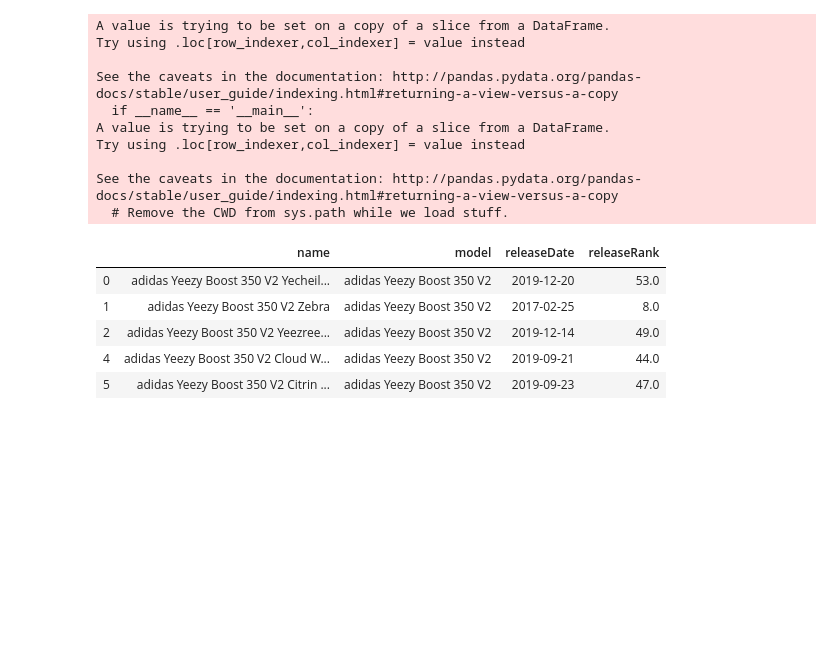
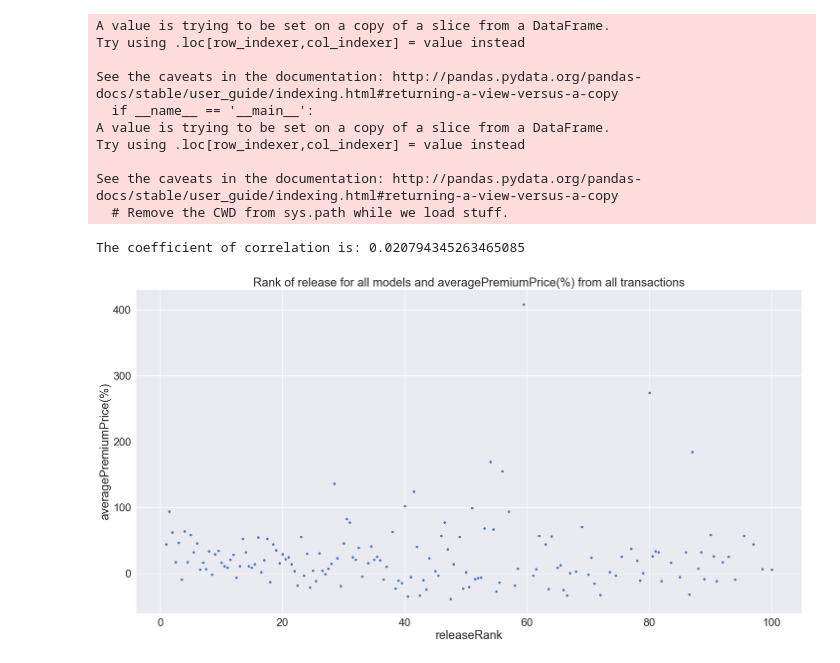
Before and after one commit to jan-zajac/Sneakers, a Jupyter notebook: DataInsight.ipynb, the cells around one changed output. Drawn from its saved outputs; the diff is of its cells as text; code cells hidden in the pictures; blank space fills up the shorter version.

```diff
--- a/DataInsight.ipynb
+++ b/DataInsight.ipynb
@@ -675,19 +687,26 @@ Try using .loc[row_indexer,col_indexer] = value instead
 
 See the caveats in the documentation: http://pandas.pydata.org/pandas-docs/stable/user_guide/indexing.html#returning-a-view-versus-a-copy
   # Remove the CWD from sys.path while we load stuff.
-# %%
-cols_to_view = [
-    'name',
-    'model',
-    'releaseDate',
-    'releaseRank'
-]
-
-ranked_models_df[cols_to_view].head()
-# %% [output]
-|  | name | model | releaseDate | releaseRank |
-| 0 | adidas Yeezy Boost 350 V2 Yecheil... | adidas Yeezy Boost 350 V2 | 2019-12-20 | 53.0 |
-| 1 | adidas Yeezy Boost 350 V2 Zebra | adidas Yeezy Boost 350 V2 | 2017-02-25 | 8.0 |
-| 2 | adidas Yeezy Boost 350 V2 Yeezree... | adidas Yeezy Boost 350 V2 | 2019-12-14 | 49.0 |
-| 4 | adidas Yeezy Boost 350 V2 Cloud W... | adidas Yeezy Boost 350 V2 | 2019-09-21 | 44.0 |
-| 5 | adidas Yeezy Boost 350 V2 Citrin ... | adidas Yeezy Boost 350 V2 | 2019-09-23 | 47.0 |
+# %%
+#  Scatter plot to observe whether the order of the models has an affect on the value of the shoe (are later models worth less?)
+var_for_profit = "averagePremiumPrice(%)" # choose from "averagePremiumPrice(%)", "medianPremiumPrice(%)", "medianProfit"
+grouped_by_rank_df = ranked_models_df.groupby(['releaseRank'])[var_for_profit].mean().reset_index()
+
+
+
+print(f'The coefficient of correlation is: {grouped_by_rank_df.corr(method="pearson").iloc[0][var_for_profit]}')
+
+sns.set(font_scale = 2)
+fig, ax1 = plt.subplots(figsize=(24, 12))
+ax1.set_title(f'Rank of release for all models and {var_for_profit} from all transactions')
+plt.grid()
+
+sns.scatterplot(x='releaseRank',
+                y=var_for_profit,
+                data=grouped_by_rank_df,
+                ax=ax1)
+#plt.xlim(0, 20);
+plt.grid()
+# %% [output]
+The coefficient of correlation is: 0.020794345263465085
+[figure, added]
```
Also changed, not shown: parts of 25 cells of this notebook, 2 other files.
